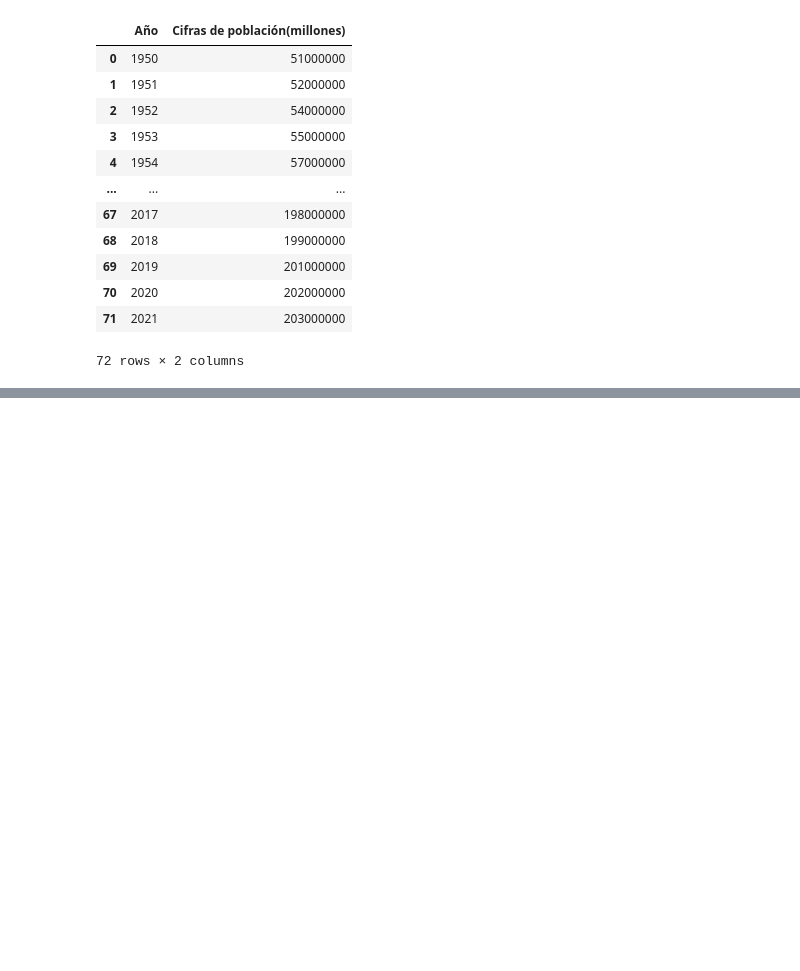
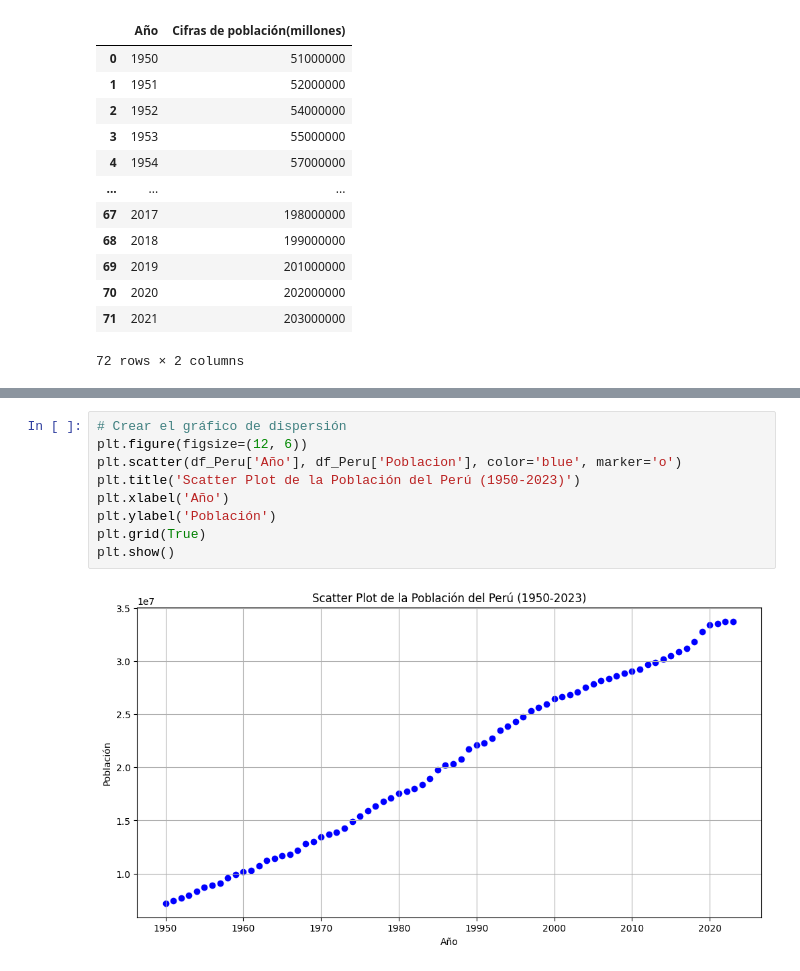
Before and after one commit to paoloVD21/repos1, a Jupyter notebook: SEMANA_14/a.ipynb, the cells around one changed output, grey strips where cells are left out. Saved outputs shown, nothing was run; the diff lists cells and outputs as text; blank space fills up the shorter version.

```diff
--- a/SEMANA_14/a.ipynb
+++ b/SEMANA_14/a.ipynb
@@ -121,0 +215,11 @@ TypeError: the JSON object must be str, bytes or bytearray, not TextIOWrapper
+# %%
+# Crear el gráfico de dispersión
+plt.figure(figsize=(12, 6))
+plt.scatter(df_Peru['Año'], df_Peru['Poblacion'], color='blue', marker='o')
+plt.title('Scatter Plot de la Población del Perú (1950-2023)')
+plt.xlabel('Año')
+plt.ylabel('Población')
+plt.grid(True)
+plt.show()
+# %% [output]
+[figure, added]
```
Also changed, not shown: parts of 20 cells of this notebook, 3 other files.
